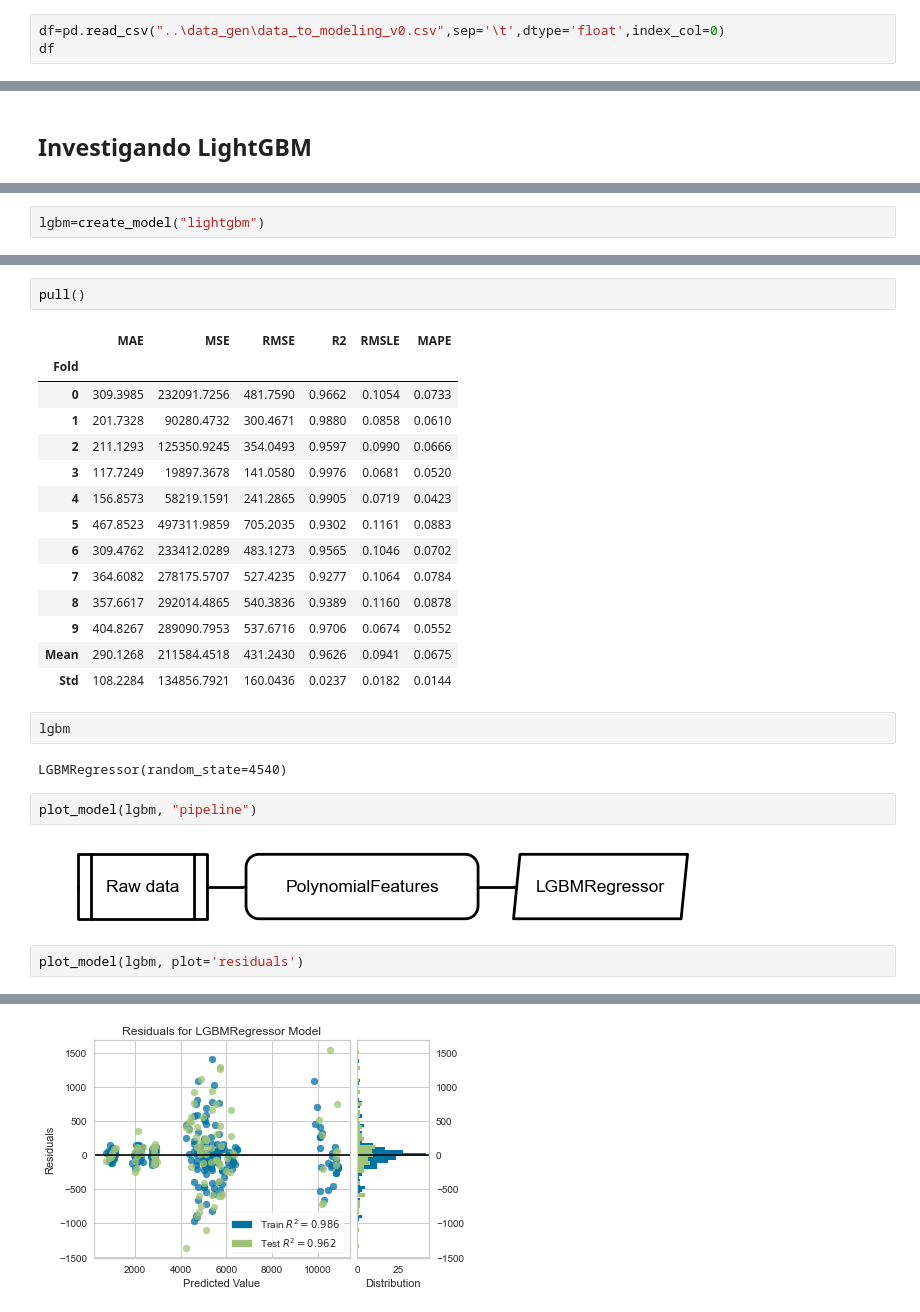
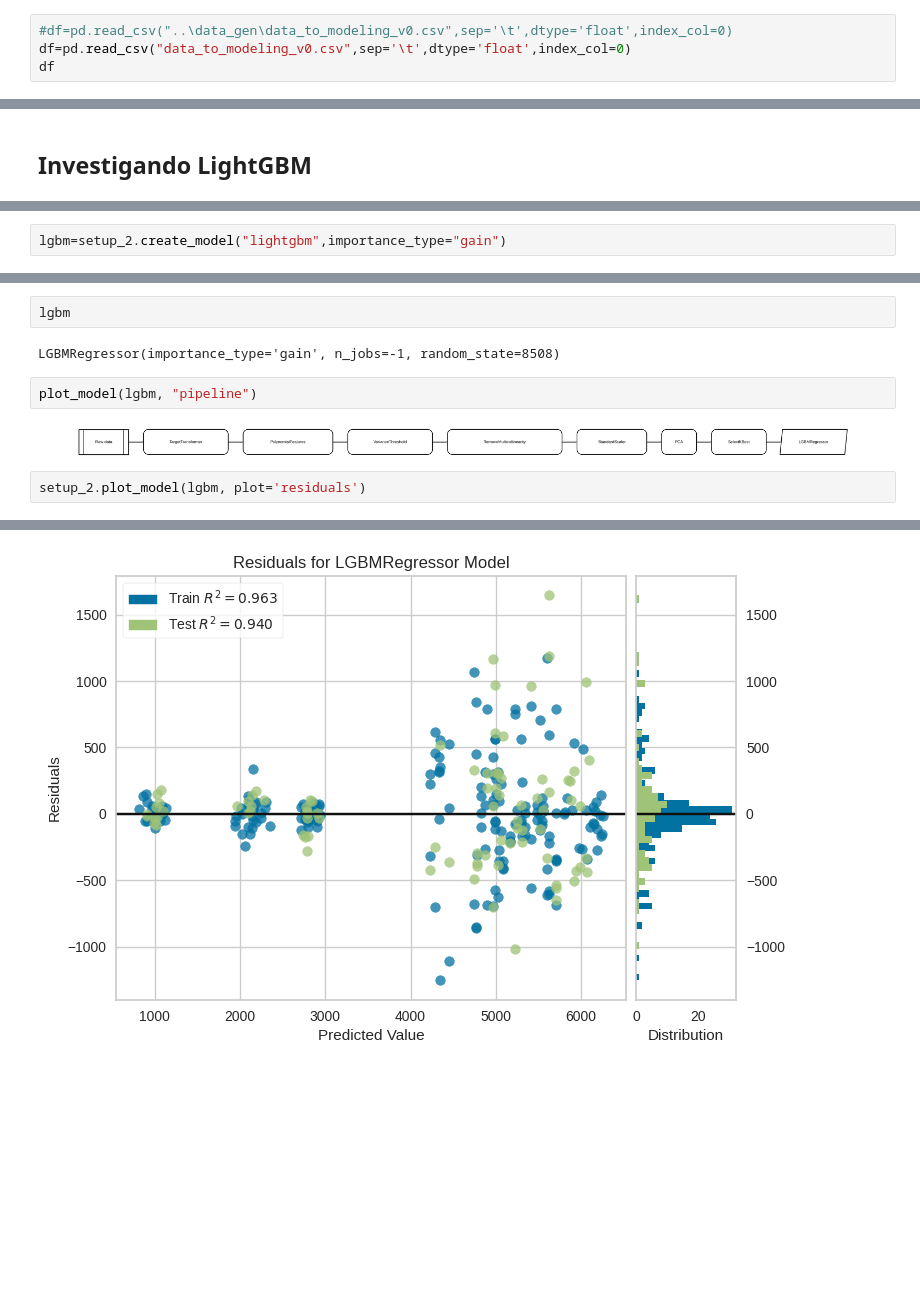
Before and after one commit to igorhfreitas/dissertacao, a Jupyter notebook: Modeling/modeling_benchmark_v2.ipynb, the cells around one changed output, grey strips where cells are left out. Saved outputs shown, nothing was run; the diff lists cells and outputs as text; blank space fills up the shorter version.

```diff
--- a/Modeling/modeling_benchmark_v2.ipynb
+++ b/Modeling/modeling_benchmark_v2.ipynb
@@ -13,5 +35,6 @@ c:\Users\99823827\Anaconda3\envs\Dissertacao_nightly\lib\site-packages\numpy\.li
 # %%
-df=pd.read_csv("..\data_gen\data_to_modeling_v0.csv",sep='\t',dtype='float',index_col=0)
+#df=pd.read_csv("..\data_gen\data_to_modeling_v0.csv",sep='\t',dtype='float',index_col=0)
+df=pd.read_csv("data_to_modeling_v0.csv",sep='\t',dtype='float',index_col=0)
 df
 # %% [output]
 |  | depth | vc | rake_angle | clearance_angle | expected_cut_force | A | B | C | n | ... |
@@ -755,4 +819,4 @@ strong multicollinearity problems or that the design matrix is singular.
 # %%
-lgbm=create_model("lightgbm")
+lgbm=setup_2.create_model("lightgbm",importance_type="gain")
 # %% [output]
 [interactive output not drawn]
@@ -761,31 +838,14 @@ lgbm=create_model("lightgbm")
-# %%
-pull()
-# %% [output]
-|  | MAE | MSE | RMSE | R2 | RMSLE | MAPE |
-| Fold |  |  |  |  |  |  |
-| 0 | 309.3985 | 232091.7256 | 481.7590 | 0.9662 | 0.1054 | 0.0733 |
-| 1 | 201.7328 | 90280.4732 | 300.4671 | 0.9880 | 0.0858 | 0.0610 |
-| 2 | 211.1293 | 125350.9245 | 354.0493 | 0.9597 | 0.0990 | 0.0666 |
-| 3 | 117.7249 | 19897.3678 | 141.0580 | 0.9976 | 0.0681 | 0.0520 |
-| 4 | 156.8573 | 58219.1591 | 241.2865 | 0.9905 | 0.0719 | 0.0423 |
-| 5 | 467.8523 | 497311.9859 | 705.2035 | 0.9302 | 0.1161 | 0.0883 |
-| 6 | 309.4762 | 233412.0289 | 483.1273 | 0.9565 | 0.1046 | 0.0702 |
-| 7 | 364.6082 | 278175.5707 | 527.4235 | 0.9277 | 0.1064 | 0.0784 |
-| 8 | 357.6617 | 292014.4865 | 540.3836 | 0.9389 | 0.1160 | 0.0878 |
-| 9 | 404.8267 | 289090.7953 | 537.6716 | 0.9706 | 0.0674 | 0.0552 |
-| Mean | 290.1268 | 211584.4518 | 431.2430 | 0.9626 | 0.0941 | 0.0675 |
-| Std | 108.2284 | 134856.7921 | 160.0436 | 0.0237 | 0.0182 | 0.0144 |
 # %%
 lgbm
 # %% [output]
-LGBMRegressor(random_state=4540)
+LGBMRegressor(importance_type='gain', n_jobs=-1, random_state=8508)
 # %%
 plot_model(lgbm, "pipeline")
 # %% [output]
-[figure, old version]
+[figure, new version]
 # %%
-plot_model(lgbm, plot='residuals')
+setup_2.plot_model(lgbm, plot='residuals')
 # %% [output]
 [interactive output not drawn]
-[figure, old version]
+[figure, new version]
 # %%
```
Also changed, not shown: parts of 70 cells of this notebook.
